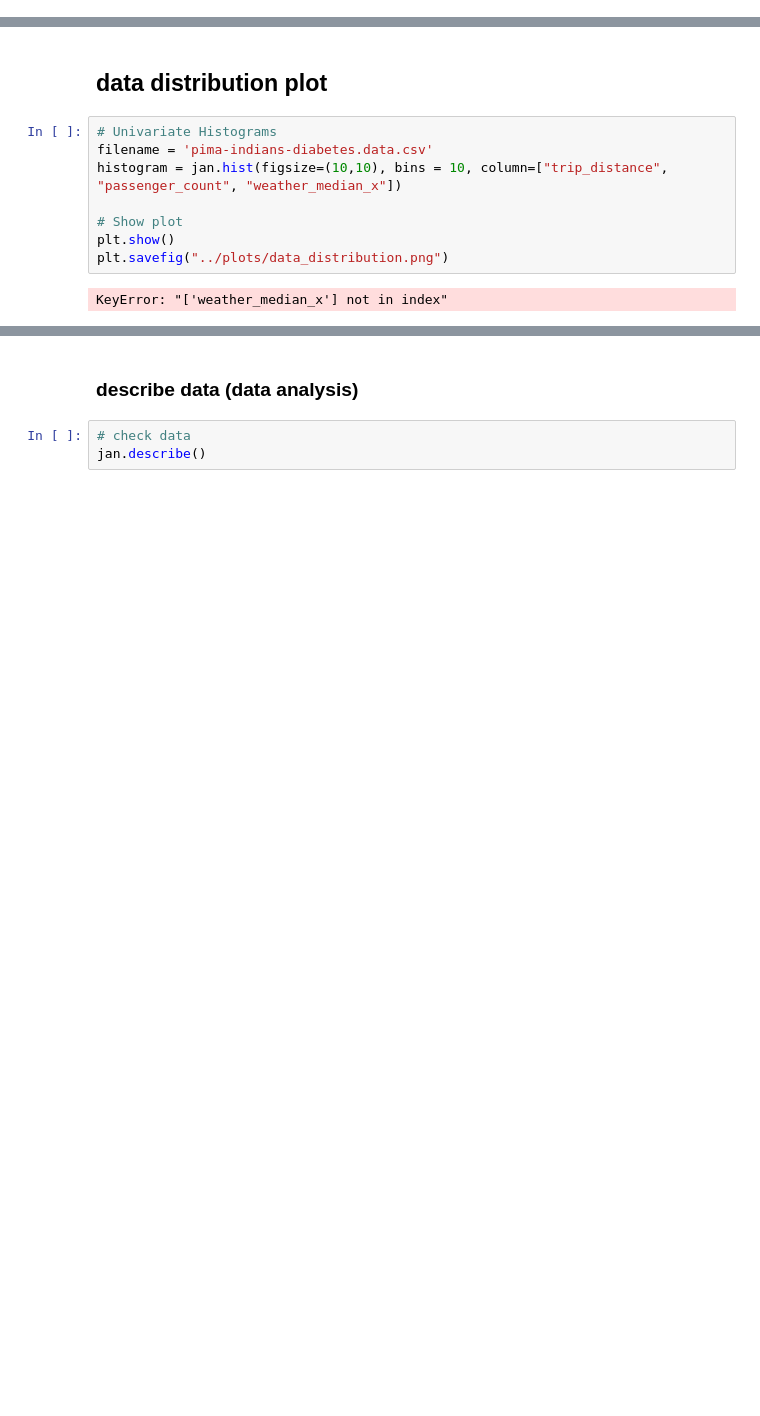
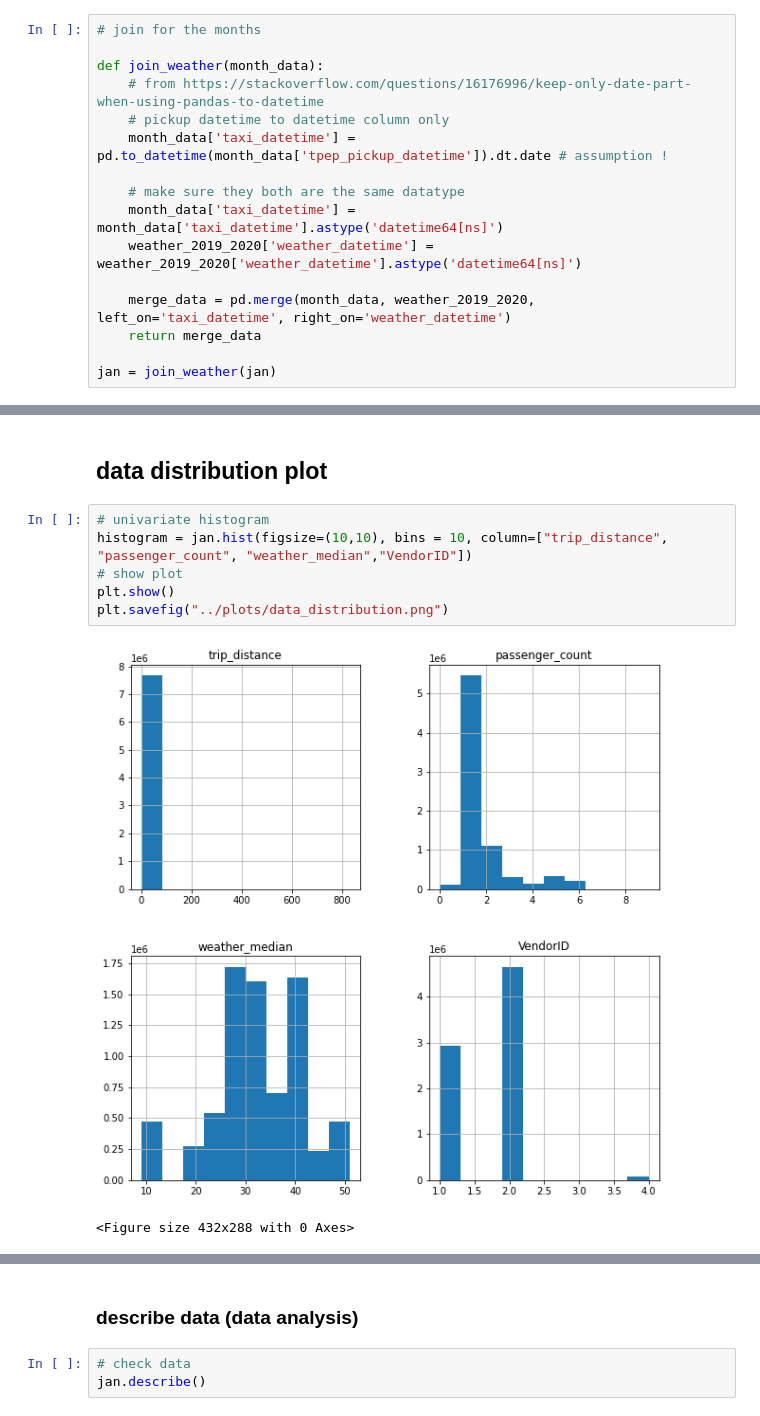
Before and after one commit to rinliauw/ads_project, a Jupyter notebook: code/Preprocessing.ipynb, the cells around one changed output, grey strips where cells are left out. Drawn from its saved outputs; the diff is of its cells as text; blank space fills up the shorter version.

Commit message:
visualisation

```diff
--- a/code/Preprocessing.ipynb
+++ b/code/Preprocessing.ipynb
@@ -138,0 +250,16 @@ mar
+# %%
+# join for the months
+
+def join_weather(month_data):
+    # from https://stackoverflow.com/questions/16176996/keep-only-date-part-when-using-pandas-to-datetime
+    # pickup datetime to datetime column only
+    month_data['taxi_datetime'] = pd.to_datetime(month_data['tpep_pickup_datetime']).dt.date # assumption !
+
+    # make sure they both are the same datatype
+    month_data['taxi_datetime'] = month_data['taxi_datetime'].astype('datetime64[ns]')
+    weather_2019_2020['weather_datetime'] = weather_2019_2020['weather_datetime'].astype('datetime64[ns]')
+
+    merge_data = pd.merge(month_data, weather_2019_2020, left_on='taxi_datetime', right_on='weather_datetime')
+    return merge_data
+
+jan = join_weather(jan)
@@ -139,13 +304,12 @@ mar
 # %% [markdown]
 ## data distribution plot
 # %%
-# Univariate Histograms
-filename = 'pima-indians-diabetes.data.csv'
-histogram = jan.hist(figsize=(10,10), bins = 10, column=["trip_distance", "passenger_count", "weather_median_x"])
-
-# Show plot
+# univariate histogram
+histogram = jan.hist(figsize=(10,10), bins = 10, column=["trip_distance", "passenger_count", "weather_median","VendorID"])
+# show plot
 plt.show()
 plt.savefig("../plots/data_distribution.png")
 # %% [output]
+[figure, added]
-KeyError: "['weather_median_x'] not in index"
+<Figure size 432x288 with 0 Axes>
 # %%
```
Also changed, not shown: parts of 39 cells of this notebook.
